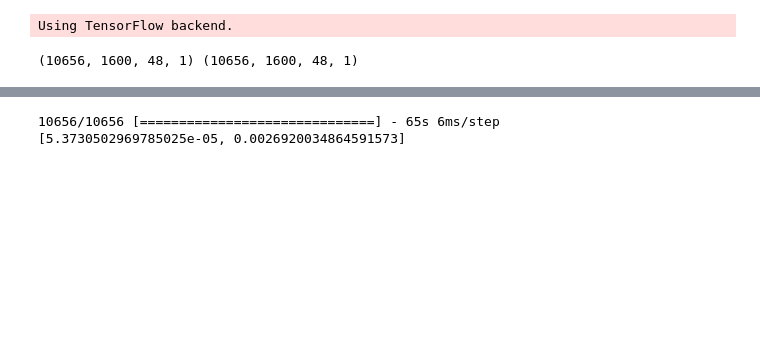
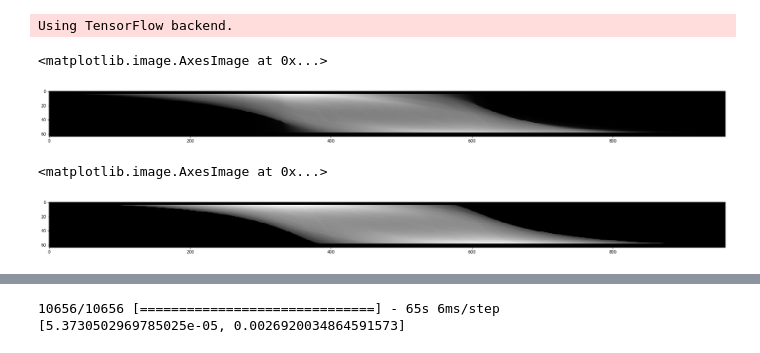
Before and after one commit to PranjalSahu/newrecon, a Jupyter notebook: recon1.ipynb, the cells around one changed output, grey strips where cells are left out. Cells and saved outputs as stored; diff of their text form; code cells hidden in the pictures; blank space fills up the shorter version.

Commit message:
adding the code logs for the model-sinogram1-110-dril model

```diff
--- a/recon1.ipynb
+++ b/recon1.ipynb
@@ -556,41 +556,59 @@ trainy = []
 valx   = []
 valy   = []
 
-trainx  = np.zeros((30545, 800, 48, 1), dtype=np.single)
-trainy  = np.zeros((30545, 800, 48, 1), dtype=np.single)
+slices_train = 31523
+slices_val   = 8133
 
-valx   = np.zeros((7007, 800, 48, 1), dtype=np.single)  # This is from sart
-valy   = np.zeros((7007, 800, 48, 1), dtype=np.single)
+trainx  = np.zeros((slices_train, 960, 64, 1), dtype=np.single)
+trainy  = np.zeros((slices_train, 960, 64, 1), dtype=np.single)
+
+valx   = np.zeros((slices_val, 960, 64, 1), dtype=np.single)  # This is from sart
+valy   = np.zeros((slices_val, 960, 64, 1), dtype=np.single)
 
 
 count_train = 0
 count_val   = 0
 
 for i in range(1, 177):
-    x = loadmat('/media/dril/ubuntudata/DBT-NEW/gan-90-projections/projections/g_noi_sart_'+str(i)+'.mat', verify_compressed_data_integrity=False)
+    x = loadmat('/media/dril/a19fa9b7-846c-45a0-be8c-ef93fea1e48c/gan-110-projections/g_noi_sart_'+str(i)+'.mat', verify_compressed_data_integrity=False)
+    #x = loadmat('/media/dril/ubuntudata/DBT-NEW/gan-90-projections/projections/g_noi_sart_'+str(i)+'.mat', verify_compressed_data_integrity=False)
     x = x['g_noi_nonoise']
 
-    y = loadmat('/media/dril/ubuntudata/DBT-NEW/gan-90-projections/projections/g_noi_noise_'+str(i)+'.mat', verify_compressed_data_integrity=False)
+    y = loadmat('/media/dril/ubuntudata/DBT-NEW/gan-110-projections/g_noi_nonoise_'+str(i)+'.mat', verify_compressed_data_integrity=False)
+    #y = loadmat('/media/dril/ubuntudata/DBT-NEW/gan-110-projections/projections/g_noi_nonoise_'+str(i)+'.mat', verify_compressed_data_integrity=False)
     y = y['g_noi_nonoise']
-    print(i)
+    print(i, count_train, count_val)
 
     if i <= 140:
-        for j in range(2, 298):
+        for j in range(0, 300):
             tempx = x[:, j, :]
             tempy = y[:, j, :]
 
             if np.count_nonzero(tempy.flatten()) > 0:
-                trainx[count_train, :, :, 0]  = np.pad((tempx)/5.0, ((0, 0), (0, 3)), 'constant', constant_values = (0, 0))
-                trainy[count_train, :, :, 0]  = np.pad((tempy)/5.0, ((0, 0), (0, 3)), 'constant', constant_values = (0, 0))
+                trainx[count_train, :, :, 0]  = np.pad((tempx)/5.0, ((0, 0), (4, 5)), 'constant', constant_values = (0, 0))
+                trainy[count_train, :, :, 0]  = np.pad((tempy)/5.0, ((0, 0), (4, 5)), 'constant', constant_values = (0, 0))
                 count_train = count_train +1
     else:
-        for j in range(2, 198):
+        for j in range(0, 300):
             tempx = x[:, j, :]
             tempy = y[:, j, :]
 
             if np.count_nonzero(tempy.flatten()) > 0:
-                valx[count_val, :, :, 0]  = np.pad((tempx)/5.0, ((0, 0), (0, 3)), 'constant', constant_values = (0, 0))
-                valy[count_val, :, :, 0]  = np.pad((tempy)/5.0, ((0, 0), (0, 3)), 'constant', constant_values = (0, 0))
+                valx[count_val, :, :, 0]  = np.pad((tempx)/5.0, ((0, 0), (4, 5)), 'constant', constant_values = (0, 0))
+                valy[count_val, :, :, 0]  = np.pad((tempy)/5.0, ((0, 0), (4, 5)), 'constant', constant_values = (0, 0))
                 count_val = count_val +1
 
 print(trainx.shape, trainy.shape, valx.shape, valy.shape, count_train, count_val)
+# %%
+index = random.randint(0, 8000)
+plt.figure(figsize=(30,60))
+plt.imshow(valx[index, :, :, 0].T, cmap='gray')
+# %% [output]
+<matplotlib.image.AxesImage at 0x...>
+[figure, added]
+# %%
+plt.figure(figsize=(30,60))
+plt.imshow(valy[index, :, :, 0].T, cmap='gray')
+# %% [output]
+<matplotlib.image.AxesImage at 0x...>
+[figure, added]
@@ -648,10 +676,6 @@ for i in range(1, 177):
                 count_val = count_val +1
 
 print(trainx.shape, trainy.shape, valx.shape, valy.shape, count_train, count_val)
-# %%
-print(valx.shape, valy.shape)
-# %% [output]
-(10656, 1600, 48, 1) (10656, 1600, 48, 1)
 # %%
 #trainy[:, :, 10:35, 0] = 0
 #valy[:, :, 10:35,   0] = 0
```
Also changed, not shown: parts of 18 cells of this notebook.
